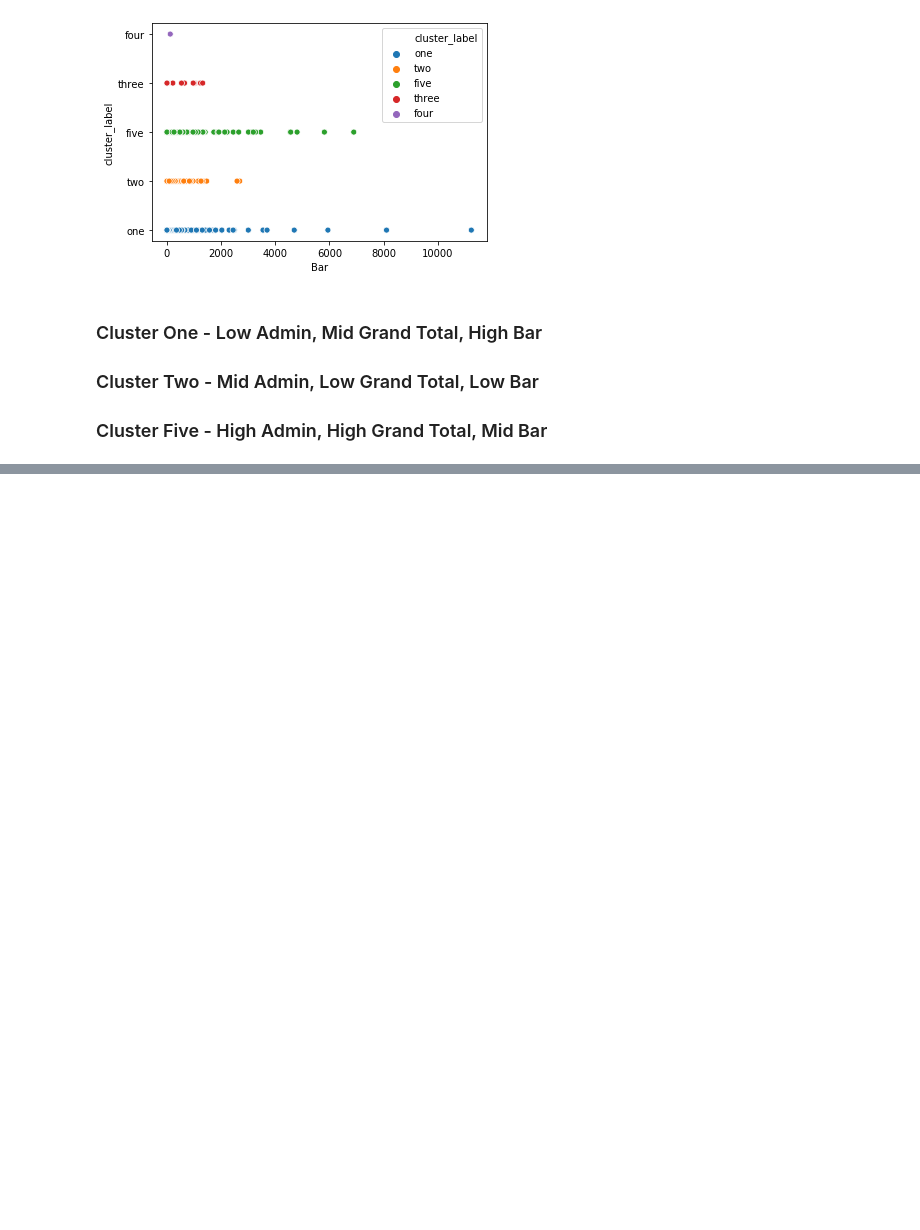
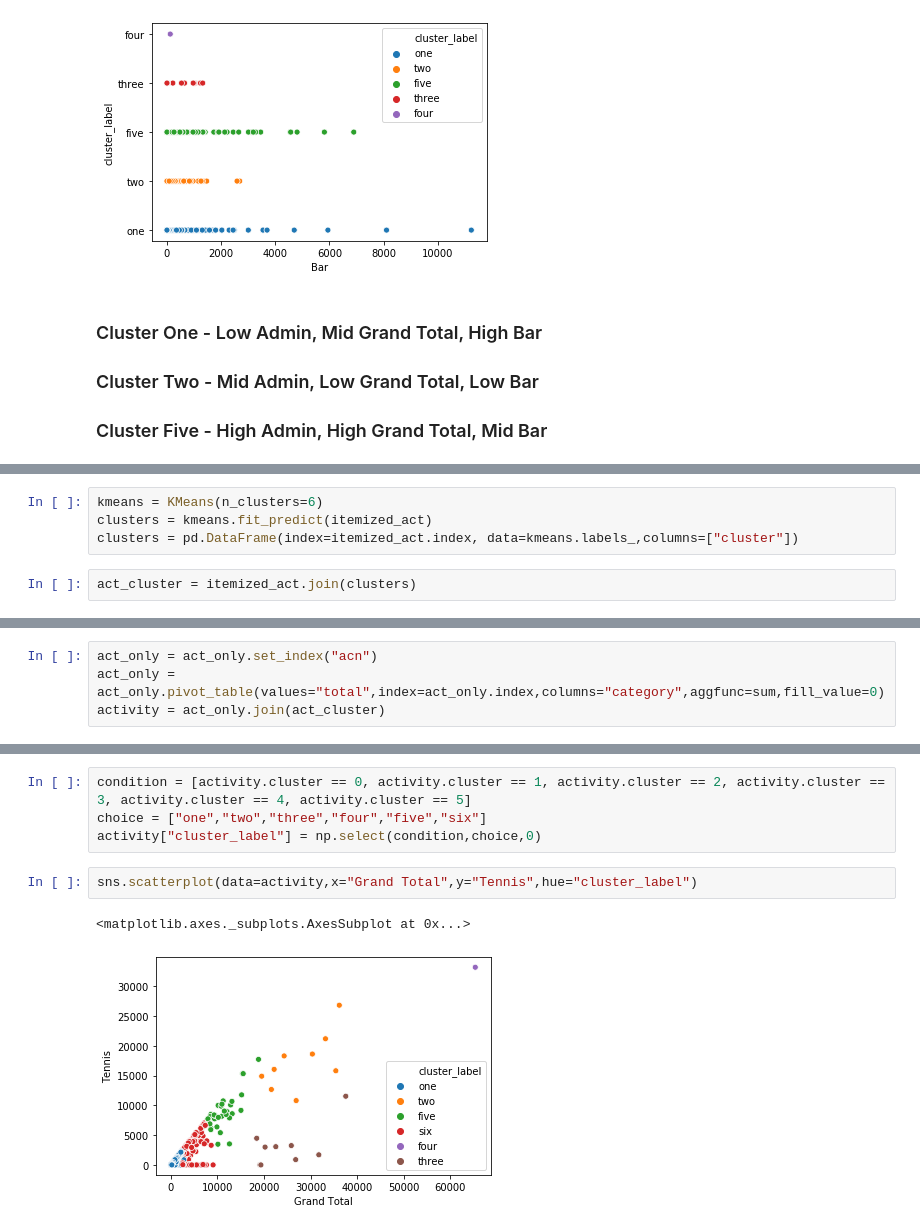
Before and after one commit to crisgiovanoni/jncc_project, a Jupyter notebook: modeling.ipynb, the cells around one changed output, grey strips where cells are left out. Drawn from its saved outputs; the diff is of its cells as text; blank space fills up the shorter version.

```diff
--- a/modeling.ipynb
+++ b/modeling.ipynb
@@ -229,0 +293,6 @@ sns.scatterplot(x="Bar",y="cluster_label",data=categorical,hue="cluster_label")
+# %%
+kmeans = KMeans(n_clusters=6)
+clusters = kmeans.fit_predict(itemized_act)
+clusters = pd.DataFrame(index=itemized_act.index, data=kmeans.labels_,columns=["cluster"])
+# %%
+act_cluster = itemized_act.join(clusters)
@@ -229,0 +309,4 @@ sns.scatterplot(x="Bar",y="cluster_label",data=categorical,hue="cluster_label")
+# %%
+act_only = act_only.set_index("acn")
+act_only = act_only.pivot_table(values="total",index=act_only.index,columns="category",aggfunc=sum,fill_value=0)
+activity = act_only.join(act_cluster)
@@ -229,0 +324,9 @@ sns.scatterplot(x="Bar",y="cluster_label",data=categorical,hue="cluster_label")
+# %%
+condition = [activity.cluster == 0, activity.cluster == 1, activity.cluster == 2, activity.cluster == 3, activity.cluster == 4, activity.cluster == 5]
+choice = ["one","two","three","four","five","six"]
+activity["cluster_label"] = np.select(condition,choice,0)
+# %%
+sns.scatterplot(data=activity,x="Grand Total",y="Tennis",hue="cluster_label")
+# %% [output]
+<matplotlib.axes._subplots.AxesSubplot at 0x...>
+[figure, added]
```
Also changed, not shown: parts of 49 cells of this notebook.
